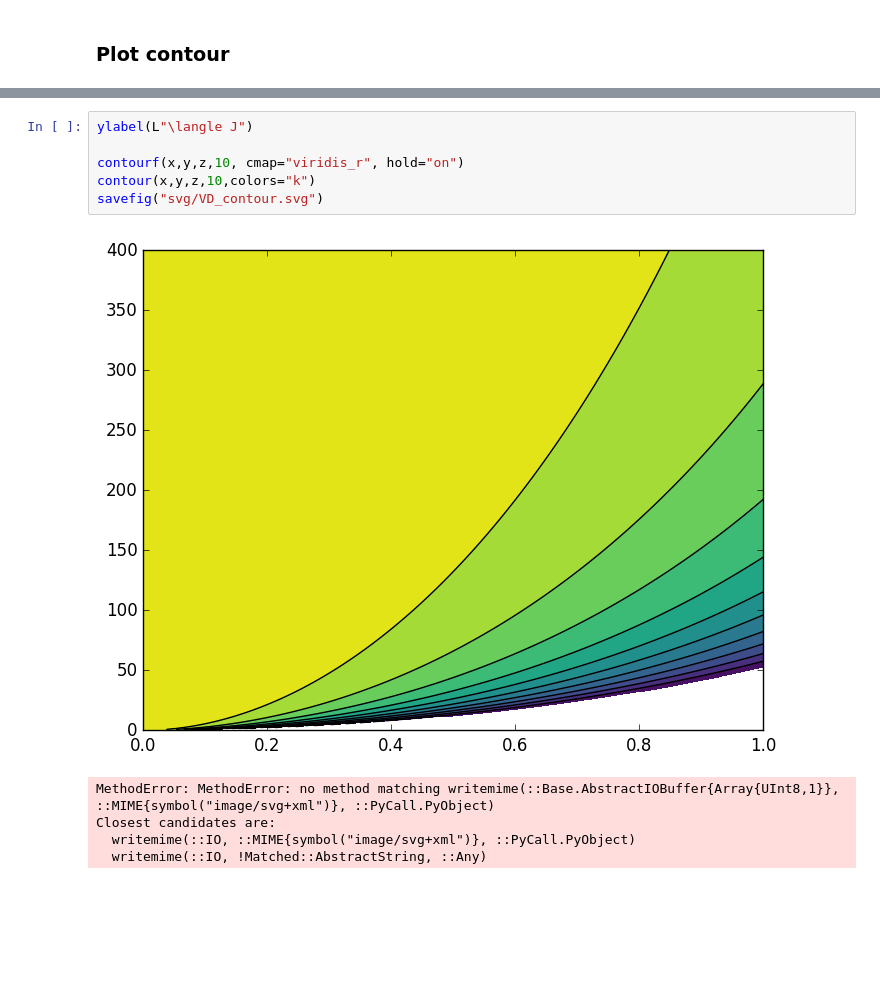
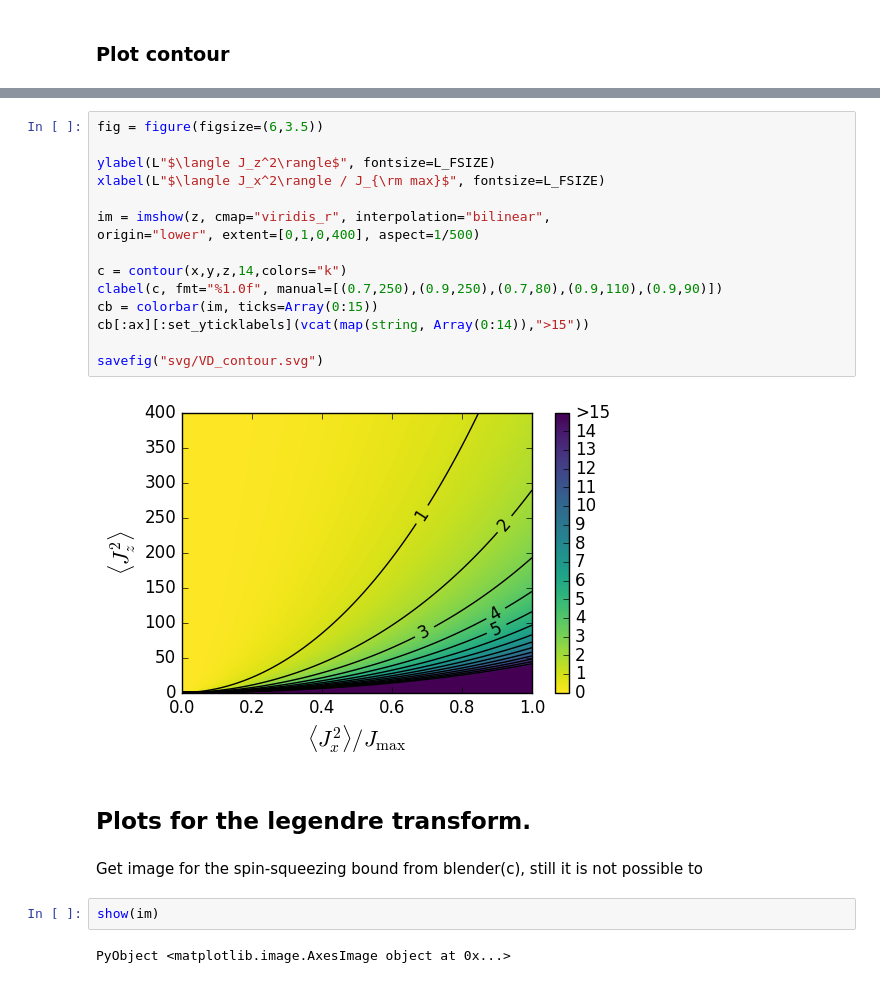
Before and after one commit to iagobaapellaniz/PhD_Thesis, a Jupyter notebook: plots.ipynb, the cells around one changed output, grey strips where cells are left out. Cells and saved outputs as stored; diff of their text form; blank space fills up the shorter version.

```diff
--- a/plots.ipynb
+++ b/plots.ipynb
@@ -117,12 +117,25 @@ map!(x -> if x > 11 NaN else x end,z)
-# %%
-ylabel(L"\langle J")
-
-contourf(x,y,z,10, cmap="viridis_r", hold="on")
-contour(x,y,z,10,colors="k")
-savefig("svg/VD_contour.svg")
-# %% [output]
-[figure, removed]
-MethodError: MethodError: no method matching writemime(::Base.AbstractIOBuffer{Array{UInt8,1}}, ::MIME{symbol("image/svg+xml")}, ::PyCall.PyObject)
-Closest candidates are:
-  writemime(::IO, ::MIME{symbol("image/svg+xml")}, ::PyCall.PyObject)
-  writemime(::IO, !Matched::AbstractString, ::Any)
+# %%
+fig = figure(figsize=(6,3.5))
+
+ylabel(L"$\langle J_z^2\rangle$", fontsize=L_FSIZE)
+xlabel(L"$\langle J_x^2\rangle / J_{\rm max}$", fontsize=L_FSIZE)
+
+im = imshow(z, cmap="viridis_r", interpolation="bilinear",
+origin="lower", extent=[0,1,0,400], aspect=1/500)
+
+c = contour(x,y,z,14,colors="k")
+clabel(c, fmt="%1.0f", manual=[(0.7,250),(0.9,250),(0.7,80),(0.9,110),(0.9,90)])
+cb = colorbar(im, ticks=Array(0:15))
+cb[:ax][:set_yticklabels](vcat(map(string, Array(0:14)),">15"))
+
+savefig("svg/VD_contour.svg")
+# %% [output]
+[figure, added]
+# %% [markdown]
+## Plots for the legendre transform.
+# %% [markdown]
+Get image for the spin-squeezing bound from blender(c), still it is not possible to
+# %%
+show(im)
+# %% [output]
+PyObject <matplotlib.image.AxesImage object at 0x...>
```
Also changed, not shown: parts of 7 cells of this notebook, 2 other files.
